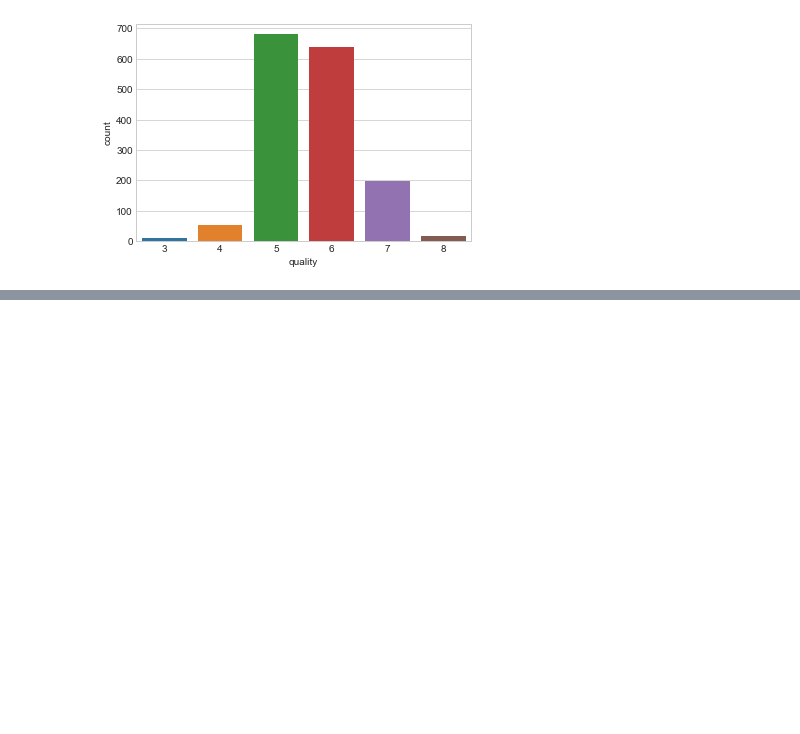
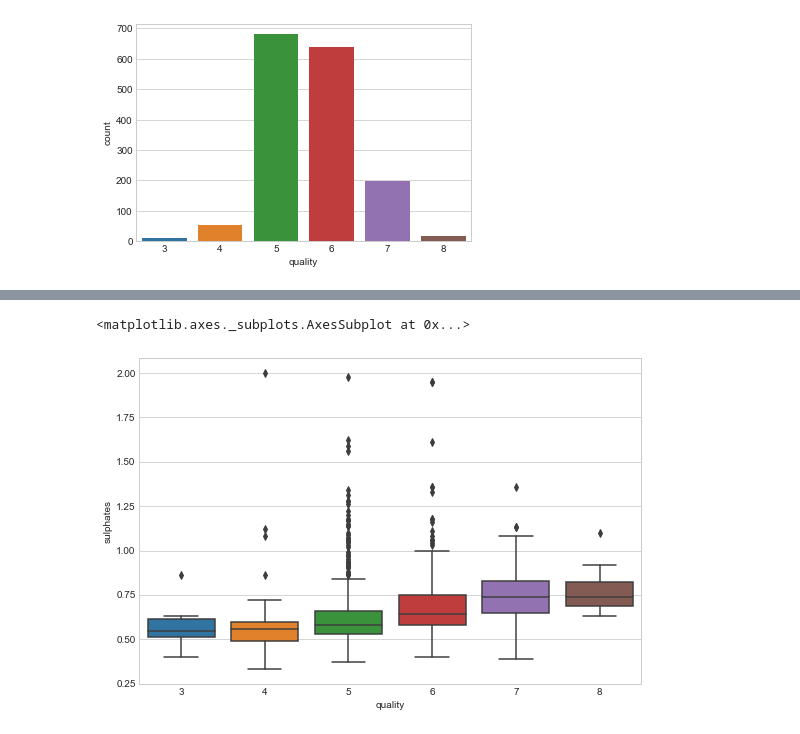
Before and after one commit to rkritika1508/Wine-Quality, a Jupyter notebook: Red Wine.ipynb, the cells around one changed output, grey strips where cells are left out. Drawn from its saved outputs; the diff is of its cells as text; code cells hidden in the pictures; blank space fills up the shorter version.

```diff
--- a/Red Wine.ipynb
+++ b/Red Wine.ipynb
@@ -92,0 +103,6 @@ sns.countplot(x='quality', data=train)
+# %%
+plt.figure(figsize=(9,6))
+sns.boxplot(x='quality', y='sulphates', data=train)
+# %% [output]
+<matplotlib.axes._subplots.AxesSubplot at 0x...>
+[figure, added]
```
Also changed, not shown: parts of 22 cells of this notebook.
